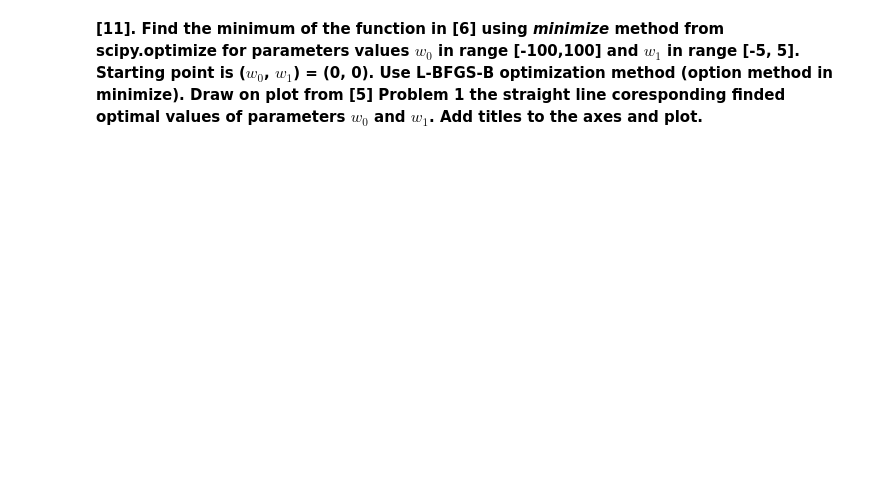
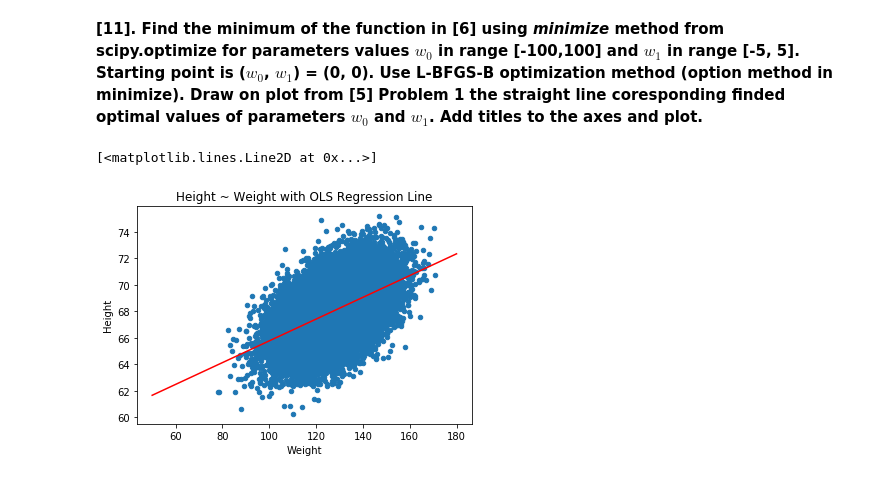
Before and after one commit to GreenSnabl/robotics_ml, a Jupyter notebook: ml_course_en/assignments/Assignment 02 Linreg_optimization.ipynb, the cells around one changed output. Cells and saved outputs as stored; diff of their text form; code cells hidden in the pictures; blank space fills up the shorter version.

```diff
--- a/ml_course_en/assignments/Assignment 02 Linreg_optimization.ipynb
+++ b/ml_course_en/assignments/Assignment 02 Linreg_optimization.ipynb
@@ -285,0 +244,16 @@ plt.show()
+# %%
+# Your code here
+from scipy.optimize import minimize
+
+def error_vec(w):
+    return error(w[0], w[1])
+
+w_opt = minimize(error_vec, x0=(0,0), bounds=[(-100, 100), (-5,5)], method="L-BFGS-B").x
+# %%
+# Your code here
+xs = np.linspace(50, 180, 100)
+data.plot(x="Weight", y="Height", kind="scatter", title="Height ~ Weight with OLS Regression Line")
+plt.plot(xs, w_opt[0] + w_opt[1] * xs, 'red')
+# %% [output]
+[<matplotlib.lines.Line2D at 0x...>]
+[figure, added]
```
Also changed, not shown: parts of 15 cells of this notebook, 12 other files.
